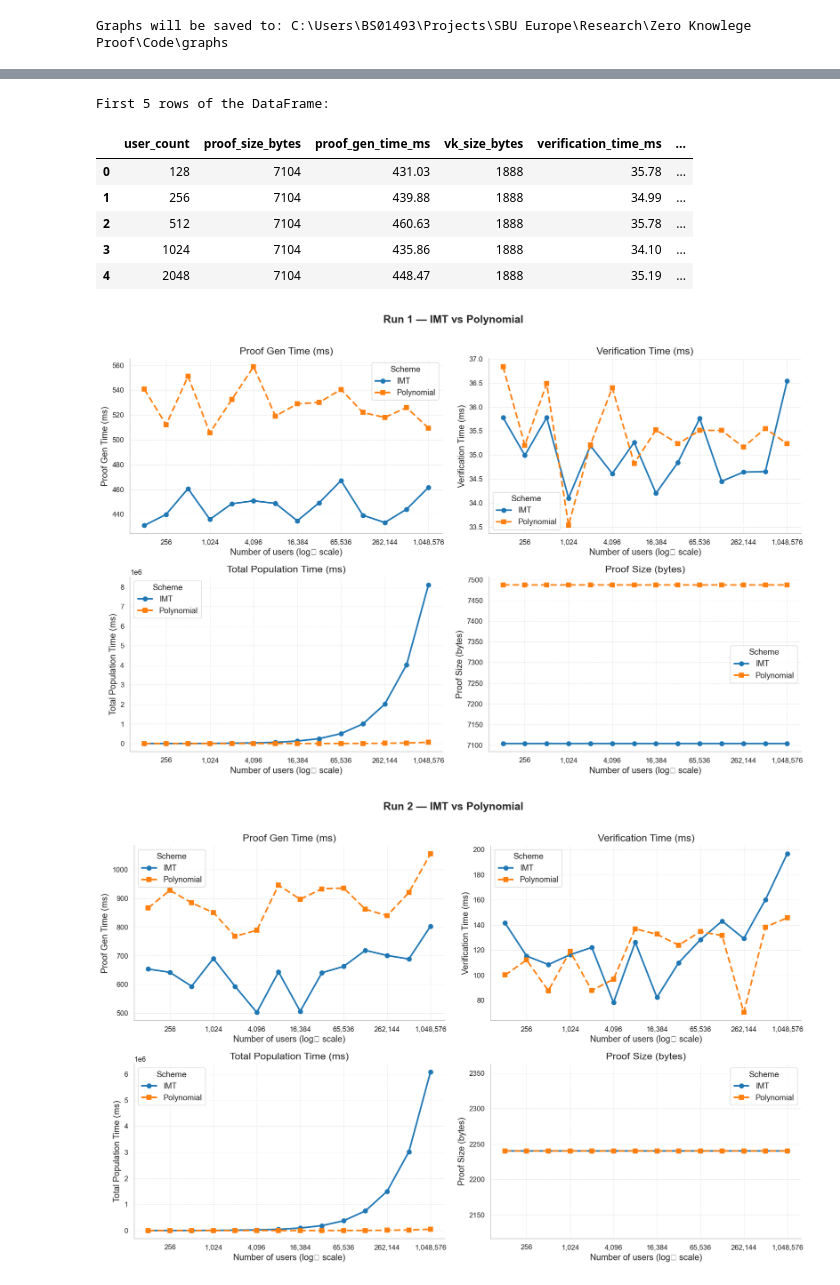
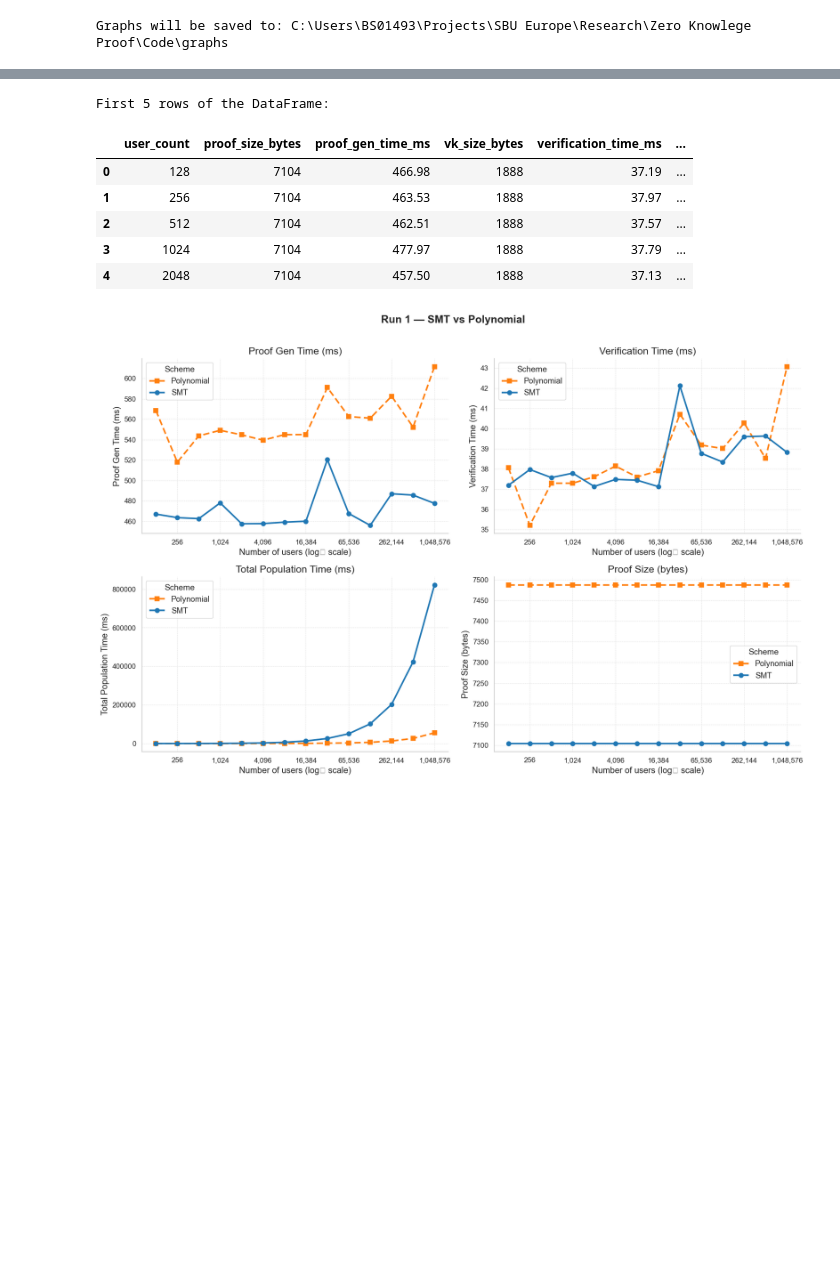
Before and after one commit to Samonto-Karmaker/ZKP-Polynomial-Vs-IMT, a Jupyter notebook: IMT_vs_PEB.ipynb, the cells around one changed output, grey strips where cells are left out. Cells and saved outputs as stored; diff of their text form; code cells hidden in the pictures; blank space fills up the shorter version.

```diff
--- a/IMT_vs_PEB.ipynb
+++ b/IMT_vs_PEB.ipynb
@@ -22,17 +22,17 @@ plt.rcParams.update({
     'axes.spines.right': False,
 })
 
-SCHEME_COLORS = {'IMT': '#1f77b4', 'Polynomial': '#ff7f0e'}
-SCHEME_MARKERS = {'IMT': 'o', 'Polynomial': 's'}
-SCHEME_DASHES = {'IMT': (1, 0), 'Polynomial': (4, 2)}
+SCHEME_COLORS = {'SMT': '#1f77b4', 'Polynomial': '#ff7f0e'}
+SCHEME_MARKERS = {'SMT': 'o', 'Polynomial': 's'}
+SCHEME_DASHES = {'SMT': (1, 0), 'Polynomial': (4, 2)}
 
 # Define common plotting constants
 LABEL_FONT = 12
 TITLE_FONT = 14
 POLY_COLOR = SCHEME_COLORS['Polynomial']
-IMT_COLOR = SCHEME_COLORS['IMT']
+SMT_COLOR = SCHEME_COLORS['SMT']
 POLY_MARKER = SCHEME_MARKERS['Polynomial']
-IMT_MARKER = SCHEME_MARKERS['IMT']
+SMT_MARKER = SCHEME_MARKERS['SMT']
 RUN_STYLES = {1: '-', 2: '--'}
 
 def stats_box(ax, lines, loc='upper right', color='#1f77b4'):
@@ -56,19 +56,19 @@ Graphs will be saved to: C:\Users\BS01493\Projects\SBU Europe\Research\Zero Know
 from pathlib import Path
 
 _notebook_dir = Path().resolve()
-imt_df  = pd.read_csv(_notebook_dir / 'imt_results.csv')
+smt_df  = pd.read_csv(_notebook_dir / 'smt_results.csv')
 poly_df = pd.read_csv(_notebook_dir / 'polynomial_results.csv')
 
-for df in [imt_df, poly_df]:
+for df in [smt_df, poly_df]:
     df['run_id'] = df.groupby('user_count').cumcount() + 1
 
-imt_df['scheme_type']  = 'IMT'
+smt_df['scheme_type']  = 'SMT'
 poly_df['scheme_type'] = 'Polynomial'
 
-combined = pd.concat([imt_df, poly_df], ignore_index=True)
+combined = pd.concat([smt_df, poly_df], ignore_index=True)
 num_runs = int(combined['run_id'].max())
 
-print(f"Loaded {len(imt_df)} IMT rows and {len(poly_df)} Polynomial rows.")
+print(f"Loaded {len(smt_df)} SMT rows and {len(poly_df)} Polynomial rows.")
 print(f"Detected {num_runs} run(s) per scheme.")
 print(f"\nColumns: {list(combined.columns)}")
 combined.head(6)
@@ -87,16 +87,16 @@ Columns: ['user_count', 'proof_size_bytes', 'proof_gen_time_ms', 'vk_size_bytes'
 # %%
-if imt_df is not None:
+if smt_df is not None:
     # Display the first 5 rows of the DataFrame
     print("First 5 rows of the DataFrame:")
-    display(imt_df.head())
+    display(smt_df.head())
 # %% [output]
 First 5 rows of the DataFrame:
 |  | user_count | proof_size_bytes | proof_gen_time_ms | vk_size_bytes | verification_time_ms | ... |
-| 0 | 128 | 7104 | 431.03 | 1888 | 35.78 | ... |
-| 1 | 256 | 7104 | 439.88 | 1888 | 34.99 | ... |
-| 2 | 512 | 7104 | 460.63 | 1888 | 35.78 | ... |
-| 3 | 1024 | 7104 | 435.86 | 1888 | 34.10 | ... |
-| 4 | 2048 | 7104 | 448.47 | 1888 | 35.19 | ... |
+| 0 | 128 | 7104 | 466.98 | 1888 | 37.19 | ... |
+| 1 | 256 | 7104 | 463.53 | 1888 | 37.97 | ... |
+| 2 | 512 | 7104 | 462.51 | 1888 | 37.57 | ... |
+| 3 | 1024 | 7104 | 477.97 | 1888 | 37.79 | ... |
+| 4 | 2048 | 7104 | 457.50 | 1888 | 37.13 | ... |
 # %%
 METRICS = [
     ("proof_gen_time_ms",            "Proof Gen Time (ms)"),
@@ -108,38 +108,37 @@ METRICS = [
 def plot_run(df, run_id):
     run_data = df[df['run_id'] == run_id]
     fig, axes = plt.subplots(2, 2, figsize=(14, 9))
-    fig.suptitle(f"Run {run_id} — IMT vs Polynomial", fontsize=15, fontweight='bold', y=1.01)
+    fig.suptitle(f"Run {run_id} — SMT vs Polynomial", fontsize=15, fontweight='bold', y=1.01)
 
     for ax, (col, ylabel) in zip(axes.flat, METRICS):
         for scheme, grp in run_data.groupby('scheme_type'):
             grp_sorted = grp.sort_values('user_count')
             ax.plot(
                 grp_sorted['user_count'],
                 grp_sorted[col],
                 label=scheme,
                 color=SCHEME_COLORS[scheme],
                 marker=SCHEME_MARKERS[scheme],
                 dashes=SCHEME_DASHES[scheme],
                 linewidth=2.2,
                 markersize=6,
             )
         ax.set_xscale('log', base=2)
         ax.set_xlabel("Number of users (log₂ scale)")
         ax.set_ylabel(ylabel)
         ax.set_title(ylabel)
         ax.legend(title="Scheme")
         ax.grid(True, which='both', linestyle='--', linewidth=0.5, alpha=0.6)
         ax.xaxis.set_major_formatter(ticker.FuncFormatter(lambda x, _: f"{int(x):,}"))
 
     plt.tight_layout()
     plt.savefig(GRAPHS_DIR / f"run_{run_id}_comparison.png", bbox_inches='tight')
     plt.show()
 
 for r in range(1, num_runs + 1):
     plot_run(combined, r)
 # %% [output]
-[figure, old version]
+[figure, new version]
-[figure, removed]
 # %%
 ALL_METRICS = [
     ("proof_gen_time_ms",              "Proof Gen Time (ms)",             False),
```
Also changed, not shown: parts of 9 cells of this notebook, 19 other files.
